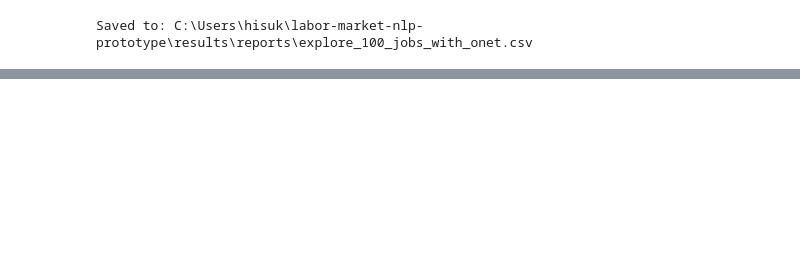
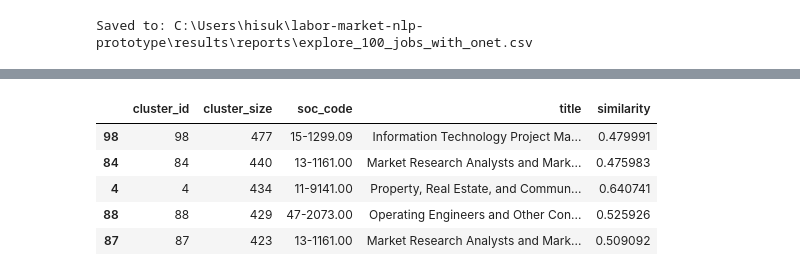
Before and after one commit to BGlifee/Labor_Market_NLP_Prototype, a Jupyter notebook: notebooks/03_taxonomy_mapping.ipynb, the cells around one changed output, grey strips where cells are left out. Cells and saved outputs as stored; diff of their text form; code cells hidden in the pictures; blank space fills up the shorter version.

```diff
--- a/notebooks/03_taxonomy_mapping.ipynb
+++ b/notebooks/03_taxonomy_mapping.ipynb
@@ -301,0 +406,22 @@ Saved to: C:\Users\hisuk\labor-market-nlp-prototype\results\reports\explore_100_
+# %%
+cluster_sizes = (
+    jobs_labeled.groupby("cluster_id")
+    .size()
+    .reset_index(name="cluster_size")
+)
+
+cluster_summary = cluster_sizes.merge(
+    top1_soc[["cluster_id","soc_code","title","similarity"]],
+    on="cluster_id",
+    how="left"
+).sort_values("cluster_size", ascending=False)
+
+cluster_summary.to_csv(PROJECT_ROOT/"results/reports/cluster_summary.csv", index=False)
+cluster_summary.head()
+# %% [output]
+|  | cluster_id | cluster_size | soc_code | title | similarity |
+| 98 | 98 | 477 | 15-1299.09 | Information Technology Project Ma... | 0.479991 |
+| 84 | 84 | 440 | 13-1161.00 | Market Research Analysts and Mark... | 0.475983 |
+| 4 | 4 | 434 | 11-9141.00 | Property, Real Estate, and Commun... | 0.640741 |
+| 88 | 88 | 429 | 47-2073.00 | Operating Engineers and Other Con... | 0.525926 |
+| 87 | 87 | 423 | 13-1161.00 | Market Research Analysts and Mark... | 0.509092 |
```
Also changed, not shown: parts of 7 cells of this notebook, 2 other files.
